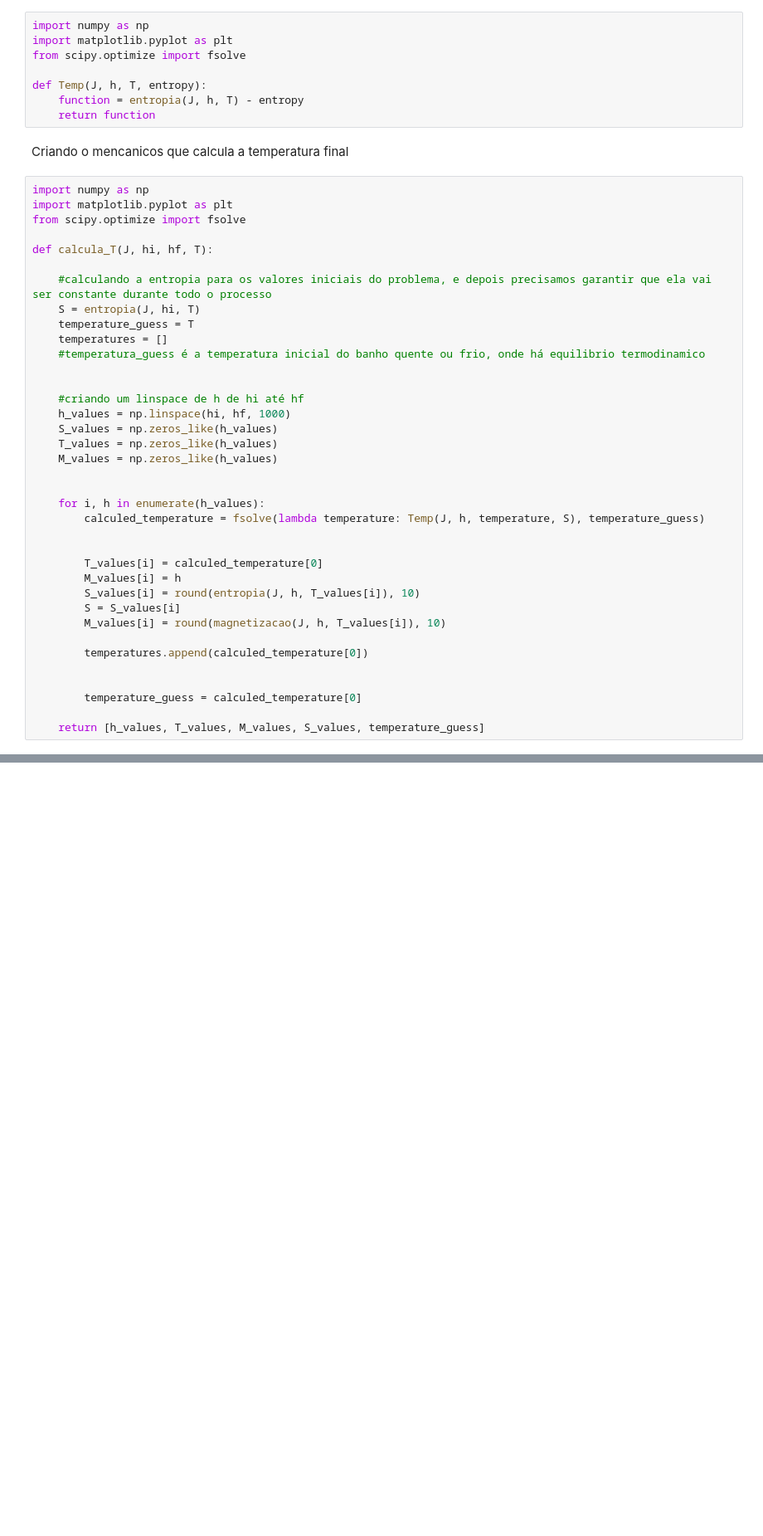
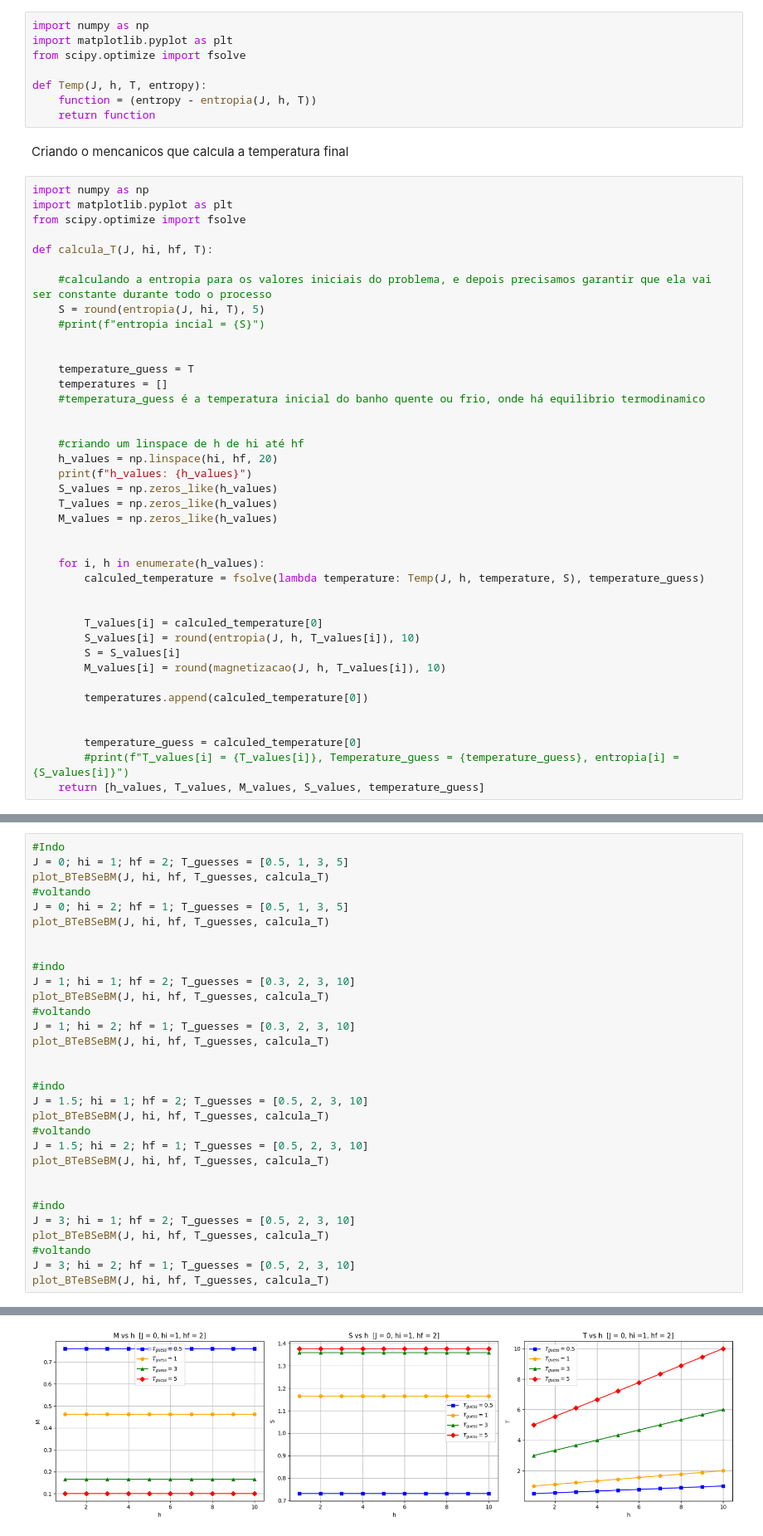
Before and after one commit to machadojoaopaulo/QuantumThermodynamics, a Jupyter notebook: Classico-Separadinho.ipynb, the cells around one changed output, grey strips where cells are left out. Shown at 83% size. Cells and saved outputs as stored; diff of their text form; blank space fills up the shorter version.

```diff
--- a/Classico-Separadinho.ipynb
+++ b/Classico-Separadinho.ipynb
@@ -277,7 +353,7 @@ import matplotlib.pyplot as plt
 from scipy.optimize import fsolve
 
 def Temp(J, h, T, entropy):
-    function = entropia(J, h, T) - entropy
+    function = (entropy - entropia(J, h, T))
     return function
 # %% [markdown]
 Criando o mencanicos que calcula a temperatura final
@@ -289,14 +365,18 @@ from scipy.optimize import fsolve
 def calcula_T(J, hi, hf, T):
 
     #calculando a entropia para os valores iniciais do problema, e depois precisamos garantir que ela vai ser constante durante todo o processo
-    S = entropia(J, hi, T)
+    S = round(entropia(J, hi, T), 5)
+    #print(f"entropia incial = {S}")
+
+
     temperature_guess = T
     temperatures = []
     #temperatura_guess é a temperatura inicial do banho quente ou frio, onde há equilibrio termodinamico
 
 
     #criando um linspace de h de hi até hf
-    h_values = np.linspace(hi, hf, 1000)
+    h_values = np.linspace(hi, hf, 20)
+    print(f"h_values: {h_values}")
     S_values = np.zeros_like(h_values)
     T_values = np.zeros_like(h_values)
     M_values = np.zeros_like(h_values)
@@ -307,7 +387,6 @@ def calcula_T(J, hi, hf, T):
 
 
         T_values[i] = calculed_temperature[0]
-        M_values[i] = h
         S_values[i] = round(entropia(J, h, T_values[i]), 10)
         S = S_values[i]
         M_values[i] = round(magnetizacao(J, h, T_values[i]), 10)
@@ -316,5 +395,5 @@ def calcula_T(J, hi, hf, T):
 
 
         temperature_guess = calculed_temperature[0]
-
+        #print(f"T_values[i] = {T_values[i]}, Temperature_guess = {temperature_guess}, entropia[i] = {S_values[i]}")
     return [h_values, T_values, M_values, S_values, temperature_guess]
@@ -380,0 +467,32 @@ Uma duvida... como existe área que eu tenho magnetização e não tenho entropi
+# %%
+#Indo
+J = 0; hi = 1; hf = 2; T_guesses = [0.5, 1, 3, 5]
+plot_BTeBSeBM(J, hi, hf, T_guesses, calcula_T)
+#voltando
+J = 0; hi = 2; hf = 1; T_guesses = [0.5, 1, 3, 5]
+plot_BTeBSeBM(J, hi, hf, T_guesses, calcula_T)
+
+
+#indo
+J = 1; hi = 1; hf = 2; T_guesses = [0.3, 2, 3, 10]
+plot_BTeBSeBM(J, hi, hf, T_guesses, calcula_T)
+#voltando
+J = 1; hi = 2; hf = 1; T_guesses = [0.3, 2, 3, 10]
+plot_BTeBSeBM(J, hi, hf, T_guesses, calcula_T)
+
+
+#indo
+J = 1.5; hi = 1; hf = 2; T_guesses = [0.5, 2, 3, 10]
+plot_BTeBSeBM(J, hi, hf, T_guesses, calcula_T)
+#voltando
+J = 1.5; hi = 2; hf = 1; T_guesses = [0.5, 2, 3, 10]
+plot_BTeBSeBM(J, hi, hf, T_guesses, calcula_T)
+
+
+#indo
+J = 3; hi = 1; hf = 2; T_guesses = [0.5, 2, 3, 10]
+plot_BTeBSeBM(J, hi, hf, T_guesses, calcula_T)
+#voltando
+J = 3; hi = 2; hf = 1; T_guesses = [0.5, 2, 3, 10]
+plot_BTeBSeBM(J, hi, hf, T_guesses, calcula_T)
+# %% [output]
@@ -380,0 +507 @@ Uma duvida... como existe área que eu tenho magnetização e não tenho entropi
+[figure, added]
```
Also changed, not shown: parts of 29 cells of this notebook.
